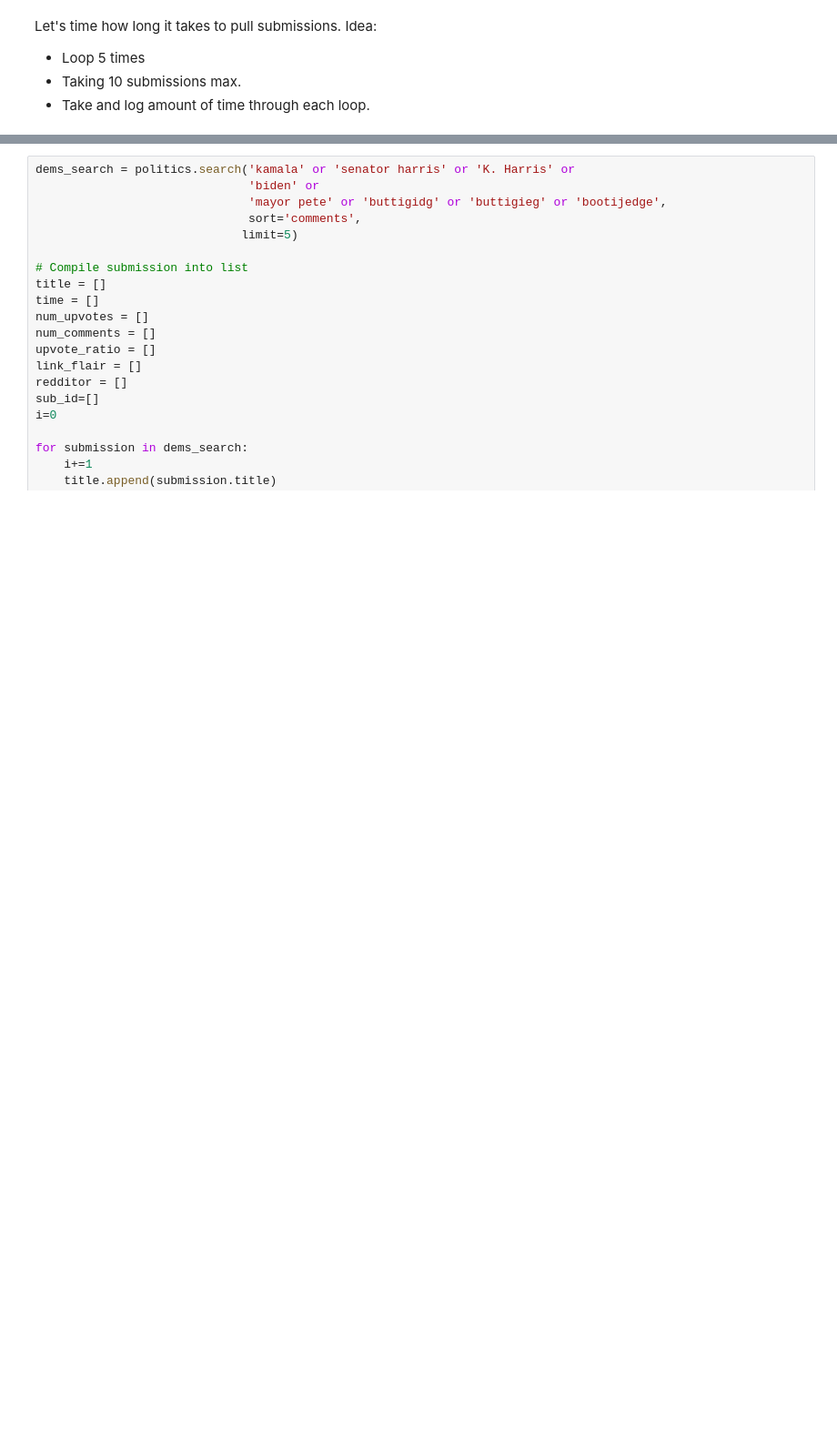
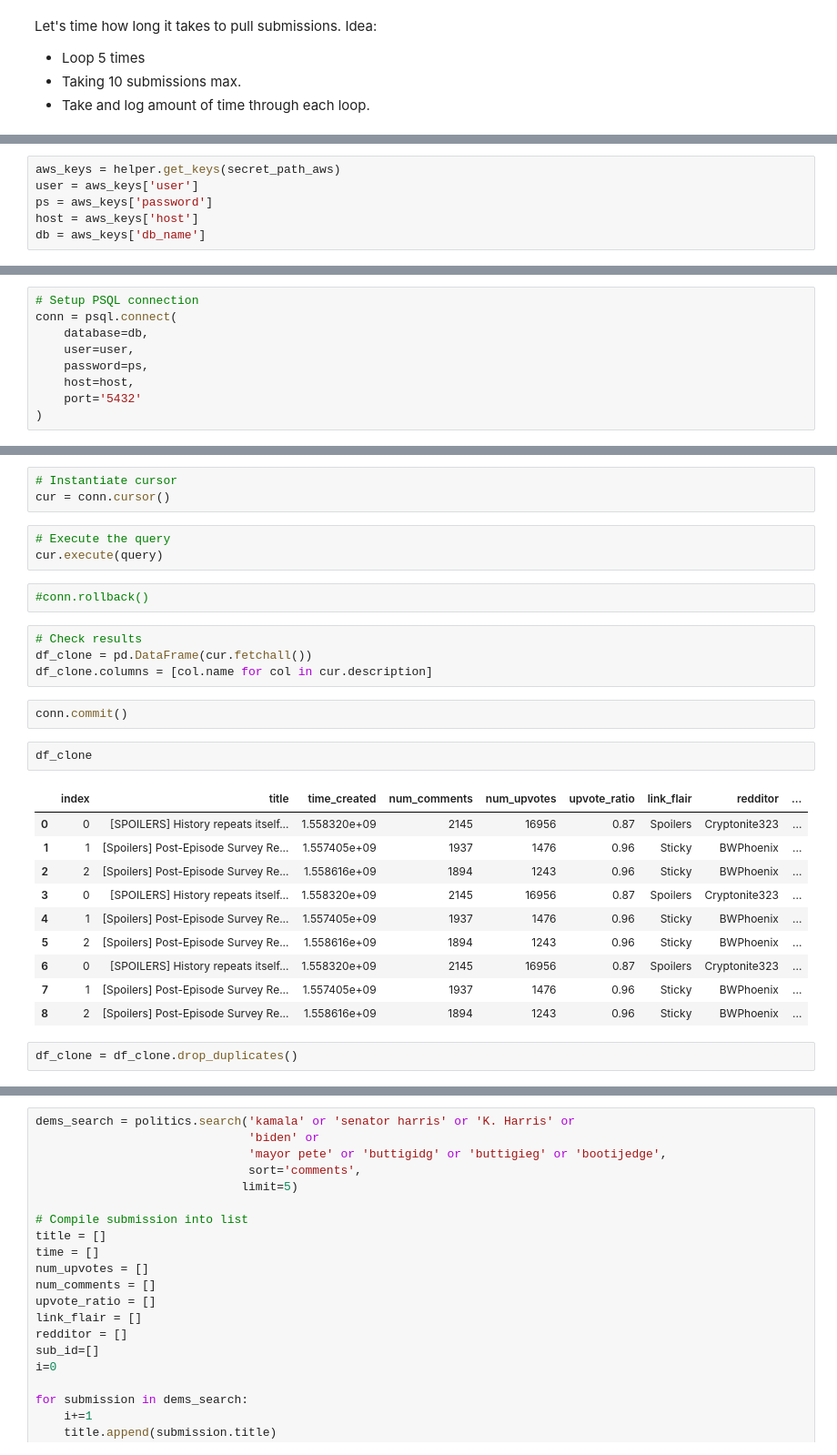
Before and after one commit to miaiseman/a-song-of-vice-and-higher, a Jupyter notebook: data_flow_dev.ipynb, the cells around one changed output, grey strips where cells are left out. Shown: that part at 91% size. Saved outputs shown, nothing was run; the diff lists cells and outputs as text; blank space fills up the shorter version.

Commit message:
add wip on data flow dev

```diff
--- a/data_flow_dev.ipynb
+++ b/data_flow_dev.ipynb
@@ -230,0 +242,6 @@ def temp_time():
+# %%
+aws_keys = helper.get_keys(secret_path_aws)
+user = aws_keys['user']
+ps = aws_keys['password']
+host = aws_keys['host']
+db = aws_keys['db_name']
@@ -230,0 +261,9 @@ def temp_time():
+# %%
+# Setup PSQL connection
+conn = psql.connect(
+    database=db,
+    user=user,
+    password=ps,
+    host=host,
+    port='5432'
+)
@@ -230,0 +286,29 @@ def temp_time():
+# %%
+# Instantiate cursor
+cur = conn.cursor()
+# %%
+# Execute the query
+cur.execute(query)
+# %%
+#conn.rollback()
+# %%
+# Check results
+df_clone = pd.DataFrame(cur.fetchall())
+df_clone.columns = [col.name for col in cur.description]
+# %%
+conn.commit()
+# %%
+df_clone
+# %% [output]
+|  | index | title | time_created | num_comments | num_upvotes | upvote_ratio | link_flair | redditor | ... |
+| 0 | 0 | [SPOILERS] History repeats itself... | 1.558320e+09 | 2145 | 16956 | 0.87 | Spoilers | Cryptonite323 | ... |
+| 1 | 1 | [Spoilers] Post-Episode Survey Re... | 1.557405e+09 | 1937 | 1476 | 0.96 | Sticky | BWPhoenix | ... |
+| 2 | 2 | [Spoilers] Post-Episode Survey Re... | 1.558616e+09 | 1894 | 1243 | 0.96 | Sticky | BWPhoenix | ... |
+| 3 | 0 | [SPOILERS] History repeats itself... | 1.558320e+09 | 2145 | 16956 | 0.87 | Spoilers | Cryptonite323 | ... |
+| 4 | 1 | [Spoilers] Post-Episode Survey Re... | 1.557405e+09 | 1937 | 1476 | 0.96 | Sticky | BWPhoenix | ... |
+| 5 | 2 | [Spoilers] Post-Episode Survey Re... | 1.558616e+09 | 1894 | 1243 | 0.96 | Sticky | BWPhoenix | ... |
+| 6 | 0 | [SPOILERS] History repeats itself... | 1.558320e+09 | 2145 | 16956 | 0.87 | Spoilers | Cryptonite323 | ... |
+| 7 | 1 | [Spoilers] Post-Episode Survey Re... | 1.557405e+09 | 1937 | 1476 | 0.96 | Sticky | BWPhoenix | ... |
+| 8 | 2 | [Spoilers] Post-Episode Survey Re... | 1.558616e+09 | 1894 | 1243 | 0.96 | Sticky | BWPhoenix | ... |
+# %%
+df_clone = df_clone.drop_duplicates()
```
Also changed, not shown: parts of 45 cells of this notebook.
